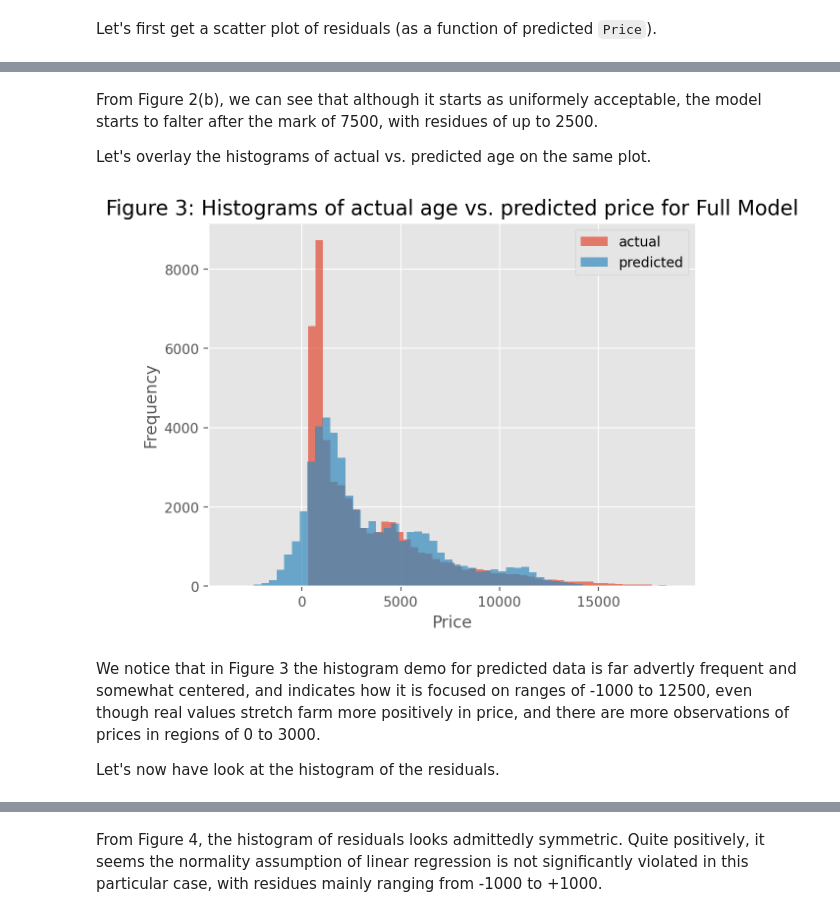
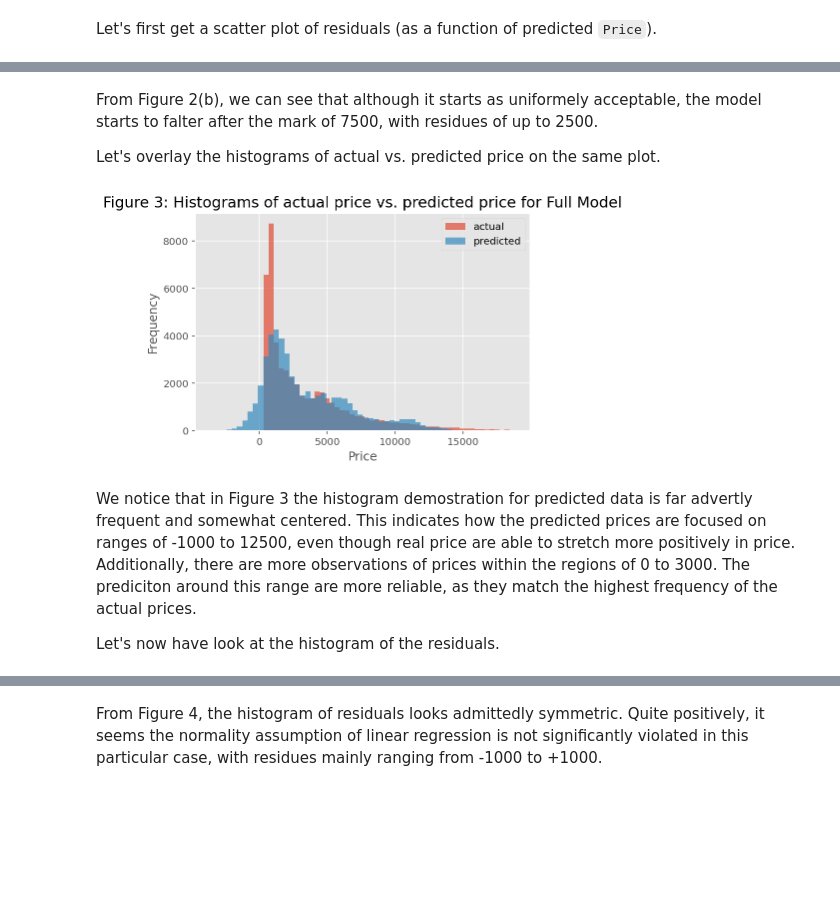
Before and after one commit to Jobi060704/Predicting-Diamond-Prices-RMIT, a Jupyter notebook: Stats_Phase2_Report_Template.ipynb, the cells around one changed output, grey strips where cells are left out. Cells and saved outputs as stored; diff of their text form; code cells hidden in the pictures; blank space fills up the shorter version.

```diff
--- a/Stats_Phase2_Report_Template.ipynb
+++ b/Stats_Phase2_Report_Template.ipynb
@@ -230,19 +230,19 @@ plt.show();
 # %% [markdown]
 From Figure 2(b), we can see that although it starts as uniformely acceptable, the model starts to falter after the mark of 7500, with residues of up to 2500.
 
-Let's overlay the histograms of actual vs. predicted age on the same plot.
+Let's overlay the histograms of actual vs. predicted price on the same plot.
 # %%
 plt.hist(residuals_full['actual'], label='actual', bins=50, alpha=0.7);
 plt.hist(residuals_full['predicted'], label='predicted', bins=50, alpha=0.7);
 plt.xlabel('Price');
 plt.ylabel('Frequency');
-plt.title('Figure 3: Histograms of actual age vs. predicted price for Full Model', fontsize=15);
+plt.title('Figure 3: Histograms of actual price vs. predicted price for Full Model', fontsize=15);
 plt.legend()
 plt.show();
 # %% [output]
-[figure, old version]
+[figure, new version]
 # %% [markdown]
-We notice that in Figure 3 the histogram demo for predicted data is far advertly frequent and somewhat centered, and indicates how it is  focused on ranges of -1000 to 12500, even though real values stretch farm more positively in price, and there are more observations of prices in regions of 0 to 3000.
+We notice that in Figure 3 the histogram demostration for predicted data is far advertly frequent and somewhat centered. This indicates how the predicted prices are focused on ranges of -1000 to 12500, even though real price are able to stretch more positively in price. Additionally, there are more observations of prices within the regions of 0 to 3000. The prediciton around this range are more reliable, as they match the highest frequency of the actual prices.
 
 Let's now have look at the histogram of the residuals.
 # %%
```
Also changed, not shown: parts of 17 cells of this notebook.
